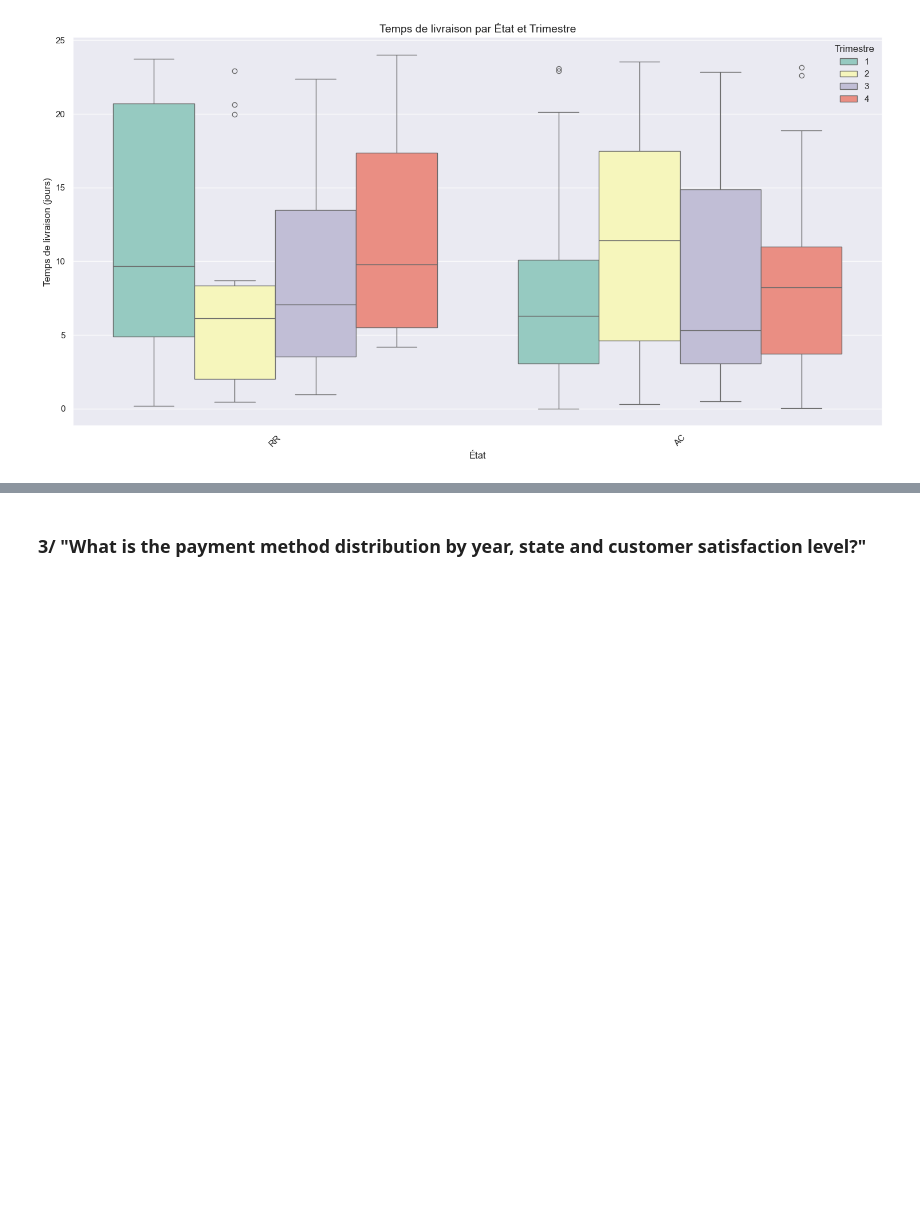
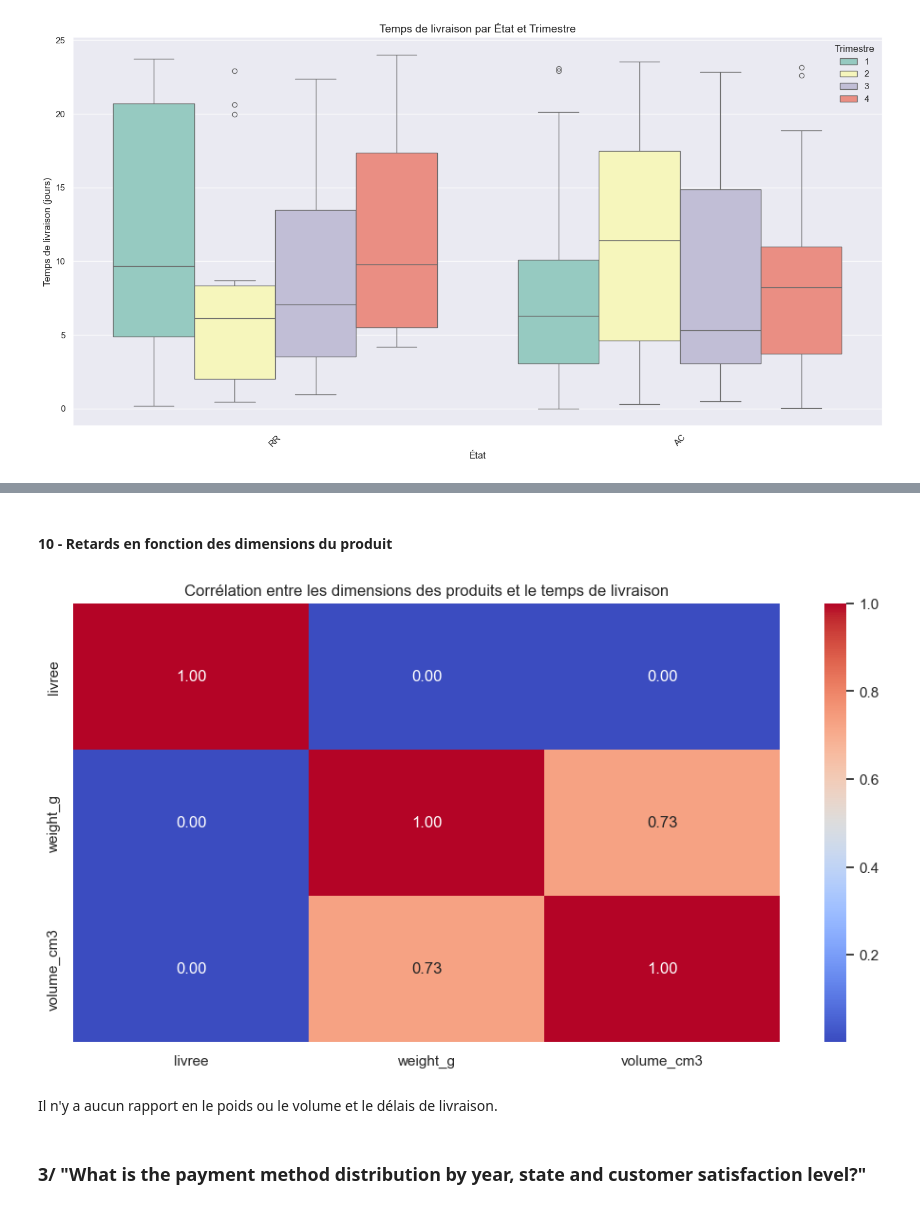
Before and after one commit to Cheliel/big_data, a Jupyter notebook: exam/exam.ipynb, the cells around one changed output, grey strips where cells are left out. Saved outputs shown, nothing was run; the diff lists cells and outputs as text; code cells hidden in the pictures; blank space fills up the shorter version.

```diff
--- a/exam/exam.ipynb
+++ b/exam/exam.ipynb
@@ -241,3 +288,17 @@ AC  :  9.55711111111111
+# %% [markdown]
+#### 10 - Retards en fonction des dimensions du produit
+# %%
+ventes_achat_produits['volume_cm3'] = ventes_achat_produits['length_cm'] * ventes_achat_produits['height_cm'] * ventes_achat_produits['width_cm']
+
+plt.figure(figsize=(12,6))
+corr_matrix = ventes_achat_produits[['livree', 'weight_g', 'volume_cm3']].corr()
+sns.heatmap(corr_matrix, annot=True, cmap="coolwarm", fmt=".2f")
+plt.title("Corrélation entre les dimensions des produits et le temps de livraison")
+plt.show()
+# %% [output]
+[figure, added]
+# %% [markdown]
+Il n'y a aucun rapport en le poids ou le volume et le délais de livraison.
 # %% [markdown]
 ### 3/ "What is the payment method distribution by year, state and customer satisfaction level?"
 # %%
```
Also changed, not shown: parts of 15 cells of this notebook, 1 other file.
